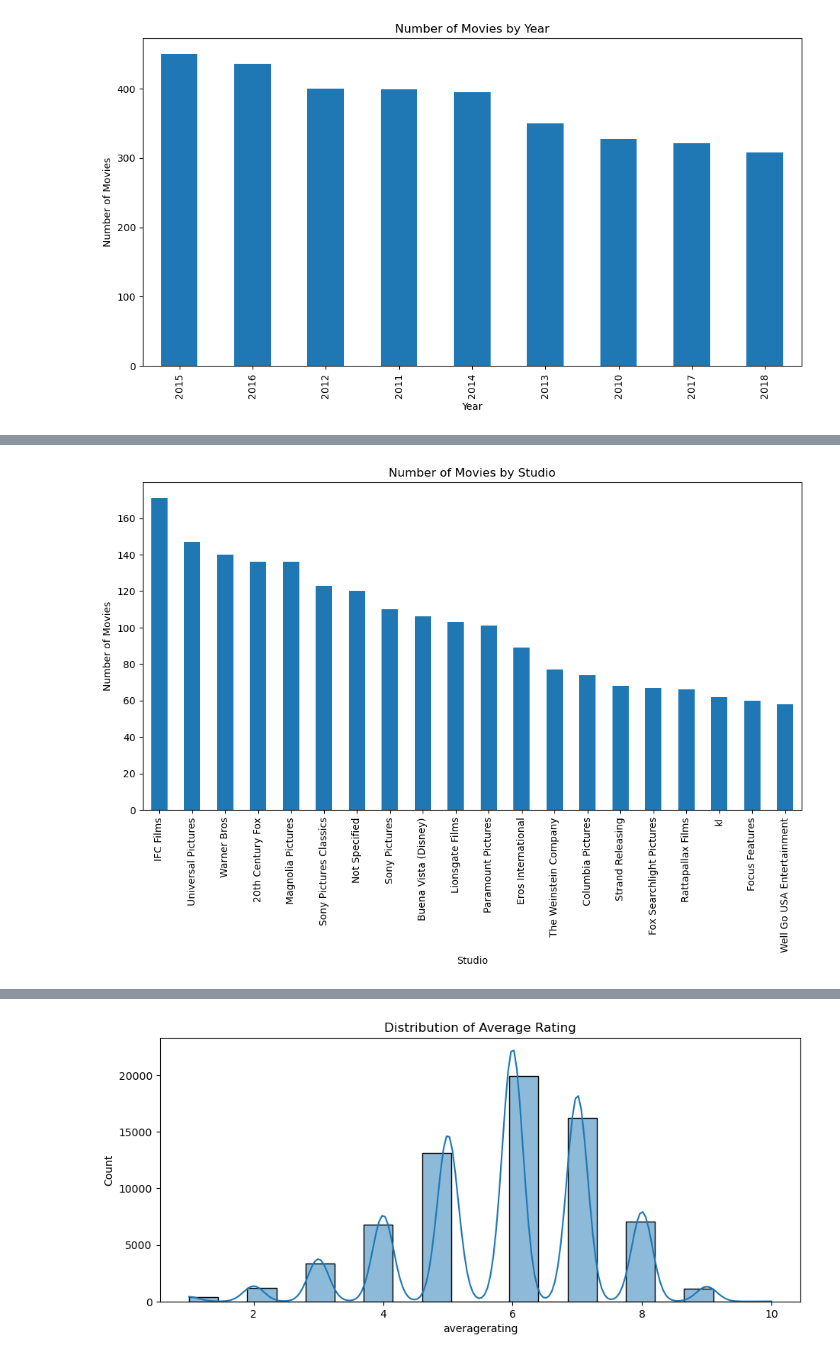
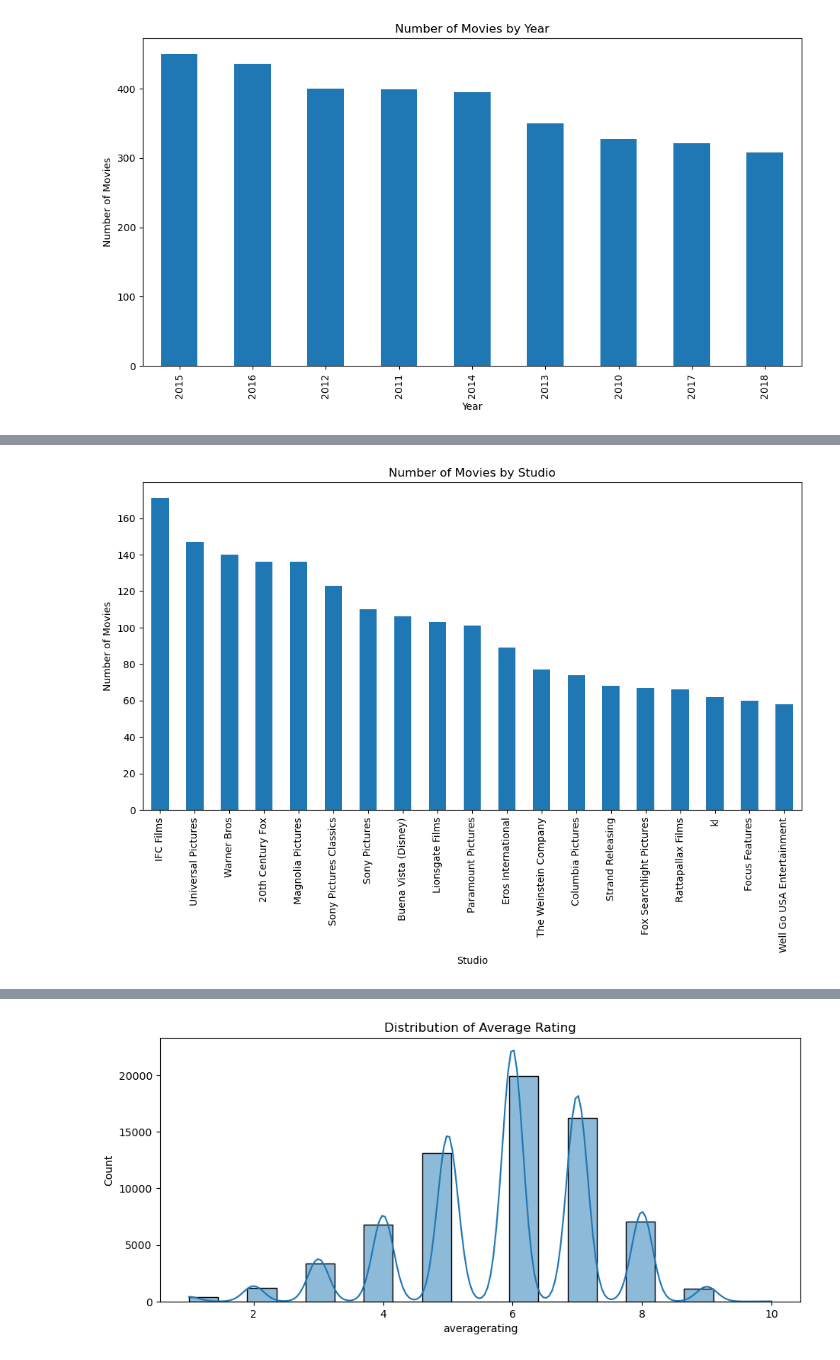
Before and after one commit to Gladwellchebelyon/GROUP7_BOX_OFFICE_MOVIES_ANALYSIS, a Jupyter notebook: student.ipynb, the cells around one changed output, grey strips where cells are left out. Cells and saved outputs as stored; diff of their text form; code cells hidden in the pictures.

```diff
--- a/student.ipynb
+++ b/student.ipynb
@@ -1213,11 +1232,16 @@ plt.show()
 # %%
-# Number of movies by studio
+# Get the top 20 studios
 top_20_studios = bomdf['studio'].value_counts().nlargest(20)
+
+# Exclude 'Not Specified' category
+top_20_studios = top_20_studios[top_20_studios.index != 'Not Specified']
+
+# Plot the data
 top_20_studios.plot(kind='bar', figsize=(12, 6))
 plt.xlabel('Studio')
 plt.ylabel('Number of Movies')
 plt.title('Number of Movies by Studio')
 plt.show()
 # %% [output]
-[figure, old version]
+[figure, new version]
 # %% [markdown]
```
Also changed, not shown: parts of 108 cells of this notebook.
